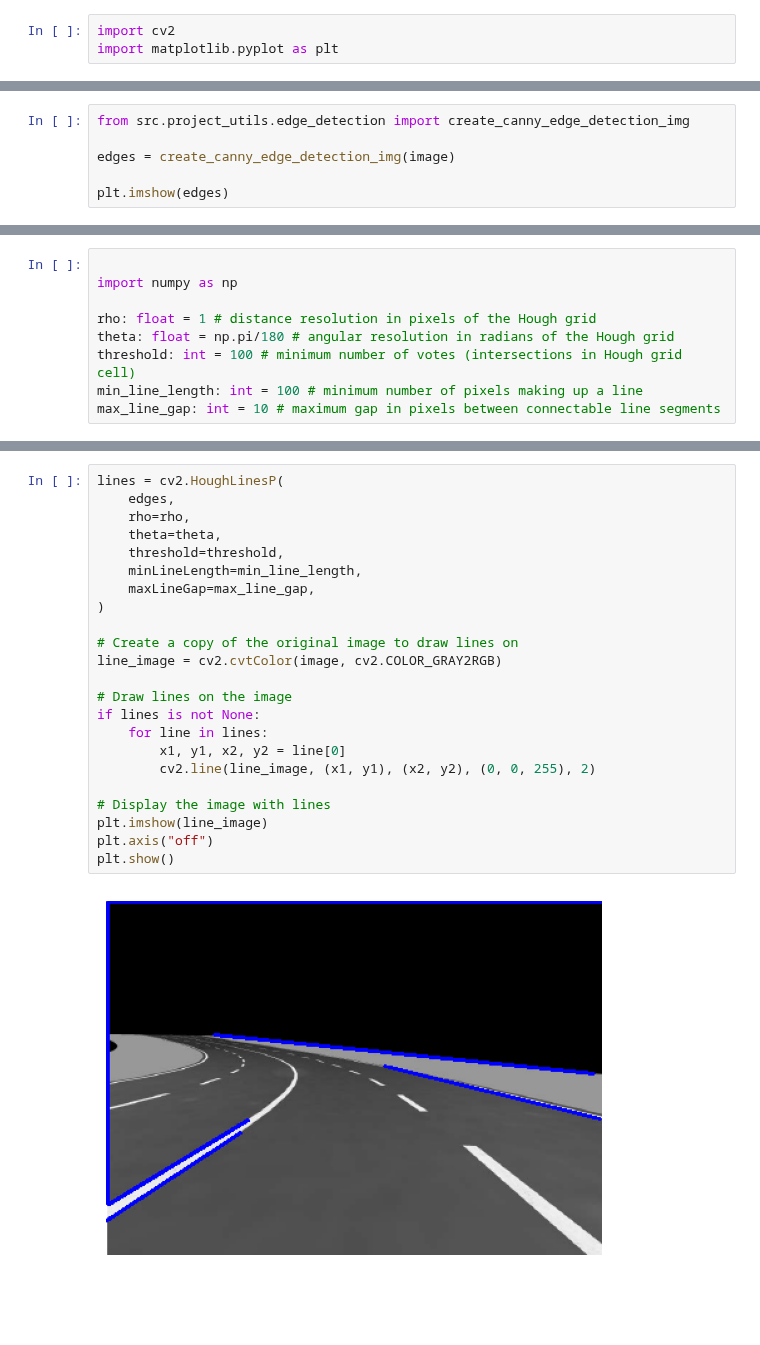
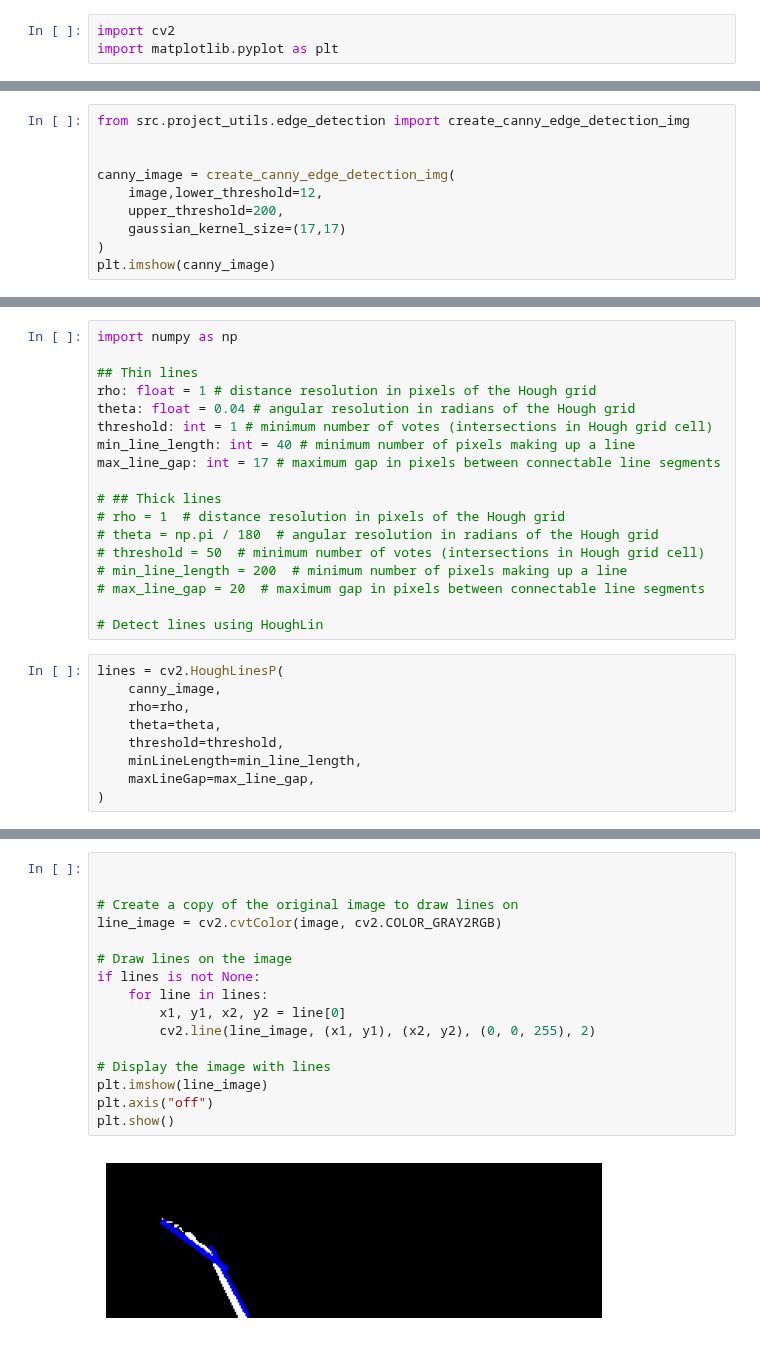
Before and after one commit to anjrew/line-detection, a Jupyter notebook: src/notebooks/5_direct_houghtransform_thick_lines.ipynb, the cells around one changed output, grey strips where cells are left out. Saved outputs shown, nothing was run; the diff lists cells and outputs as text; blank space fills up the shorter version.

```diff
--- a/src/notebooks/5_direct_houghtransform_thick_lines.ipynb
+++ b/src/notebooks/5_direct_houghtransform_thick_lines.ipynb
@@ -13,8 +37,12 @@ plt.show()
 # %%
 from src.project_utils.edge_detection import create_canny_edge_detection_img
 
-edges = create_canny_edge_detection_img(image)
 
-plt.imshow(edges)
+canny_image = create_canny_edge_detection_img(
+    image,lower_threshold=12,
+    upper_threshold=200,
+    gaussian_kernel_size=(17,17)
+)
+plt.imshow(canny_image)
 # %% [output]
 <matplotlib.image.AxesImage at 0x...>
@@ -22,9 +62,27 @@ plt.imshow(edges)
 # %%
-
 import numpy as np
 
+## Thin lines
 rho: float = 1 # distance resolution in pixels of the Hough grid
-theta: float = np.pi/180 # angular resolution in radians of the Hough grid
-threshold: int = 100 # minimum number of votes (intersections in Hough grid cell)
-min_line_length: int = 100 # minimum number of pixels making up a line
-max_line_gap: int = 10 # maximum gap in pixels between connectable line segments
+theta: float = 0.04 # angular resolution in radians of the Hough grid
+threshold: int = 1 # minimum number of votes (intersections in Hough grid cell)
+min_line_length: int = 40 # minimum number of pixels making up a line
+max_line_gap: int = 17 # maximum gap in pixels between connectable line segments
+
+# ## Thick lines
+# rho = 1  # distance resolution in pixels of the Hough grid
+# theta = np.pi / 180  # angular resolution in radians of the Hough grid
+# threshold = 50  # minimum number of votes (intersections in Hough grid cell)
+# min_line_length = 200  # minimum number of pixels making up a line
+# max_line_gap = 20  # maximum gap in pixels between connectable line segments
+
+# Detect lines using HoughLin
+# %%
+lines = cv2.HoughLinesP(
+    canny_image,
+    rho=rho,
+    theta=theta,
+    threshold=threshold,
+    minLineLength=min_line_length,
+    maxLineGap=max_line_gap,
+)
@@ -31,28 +91,21 @@ max_line_gap: int = 10 # maximum gap in pixels between connectable line segments
 # %%
-lines = cv2.HoughLinesP(
-    edges,
-    rho=rho,
-    theta=theta,
-    threshold=threshold,
-    minLineLength=min_line_length,
-    maxLineGap=max_line_gap,
-)
+
 
 # Create a copy of the original image to draw lines on
 line_image = cv2.cvtColor(image, cv2.COLOR_GRAY2RGB)
 
 # Draw lines on the image
 if lines is not None:
     for line in lines:
         x1, y1, x2, y2 = line[0]
         cv2.line(line_image, (x1, y1), (x2, y2), (0, 0, 255), 2)
 
 # Display the image with lines
 plt.imshow(line_image)
 plt.axis("off")
 plt.show()
 # %% [output]
-[figure, old version]
+[figure, new version]
 # %%
 for line in lines:
     print(line)
```
Also changed, not shown: parts of 9 cells of this notebook, 2 other files.
